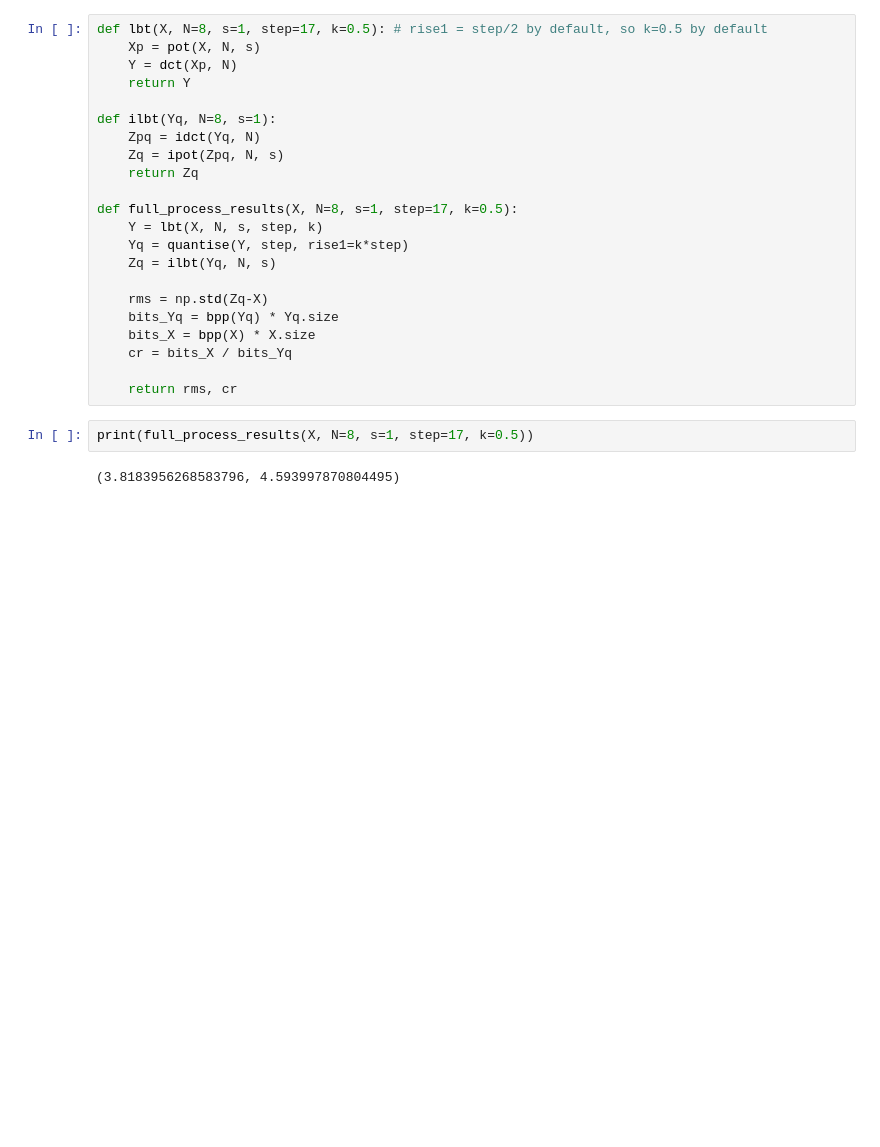
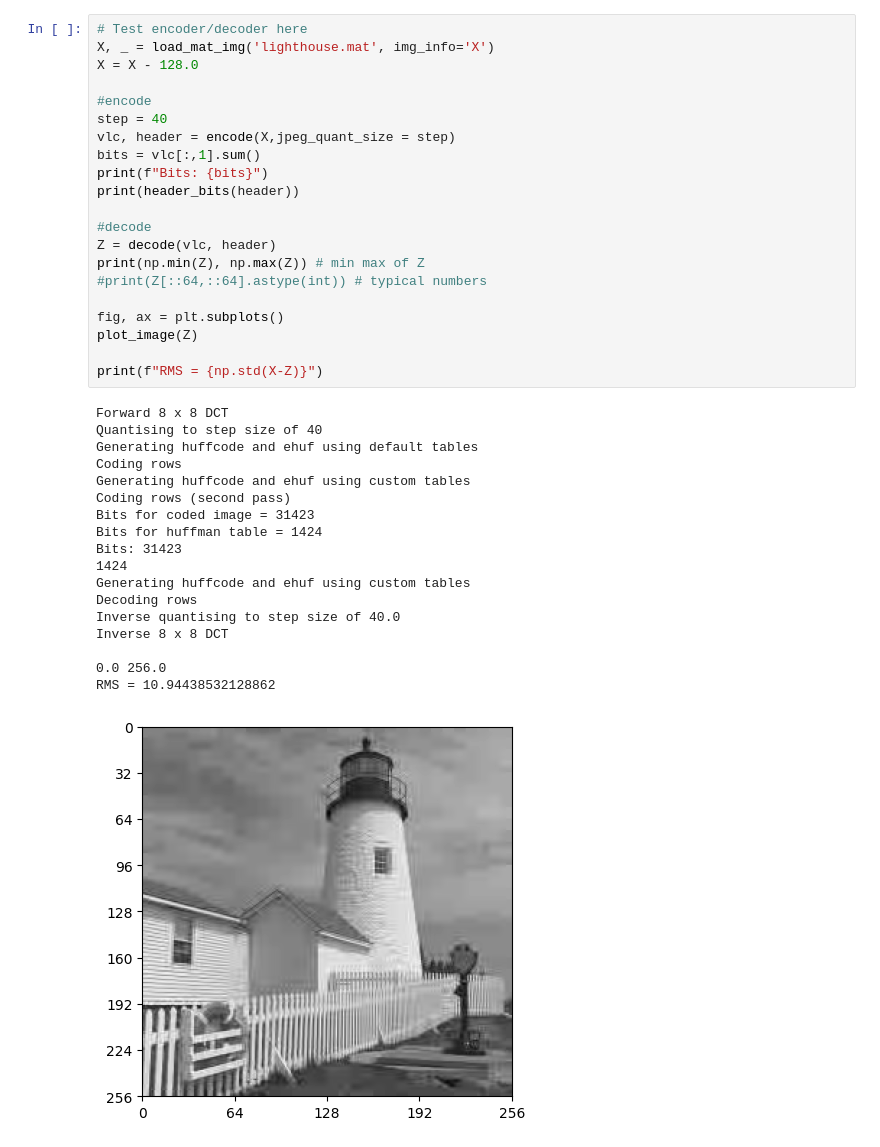
Before and after one commit to jet-tong/cued_sf2_lab, a Jupyter notebook: 11-centre-clipped-LBT.ipynb, the cells around one changed output. Drawn from its saved outputs; the diff is of its cells as text; blank space fills up the shorter version.

```diff
--- a/11-centre-clipped-LBT.ipynb
+++ b/11-centre-clipped-LBT.ipynb
@@ -151,26 +17,40 @@ Compression Ratio (wrt Xq) = 2.1240013843878858
-# %%
-def lbt(X, N=8, s=1, step=17, k=0.5): # rise1 = step/2 by default, so k=0.5 by default
-    Xp = pot(X, N, s)
-    Y = dct(Xp, N)
-    return Y
-
-def ilbt(Yq, N=8, s=1):
-    Zpq = idct(Yq, N)
-    Zq = ipot(Zpq, N, s)
-    return Zq
-
-def full_process_results(X, N=8, s=1, step=17, k=0.5):
-    Y = lbt(X, N, s, step, k)
-    Yq = quantise(Y, step, rise1=k*step)
-    Zq = ilbt(Yq, N, s)
-
-    rms = np.std(Zq-X)
-    bits_Yq = bpp(Yq) * Yq.size
-    bits_X = bpp(X) * X.size
-    cr = bits_X / bits_Yq
-
-    return rms, cr
-# %%
-print(full_process_results(X, N=8, s=1, step=17, k=0.5))
-# %% [output]
-(3.8183956268583796, 4.593997870804495)
+# %%
+# Test encoder/decoder here
+X, _ = load_mat_img('lighthouse.mat', img_info='X')
+X = X - 128.0
+
+#encode
+step = 40
+vlc, header = encode(X,jpeg_quant_size = step)
+bits = vlc[:,1].sum()
+print(f"Bits: {bits}")
+print(header_bits(header))
+
+#decode
+Z = decode(vlc, header)
+print(np.min(Z), np.max(Z)) # min max of Z
+#print(Z[::64,::64].astype(int)) # typical numbers
+
+fig, ax = plt.subplots()
+plot_image(Z)
+
+print(f"RMS = {np.std(X-Z)}")
+# %% [output]
+Forward 8 x 8 DCT
+Quantising to step size of 40
+Generating huffcode and ehuf using default tables
+Coding rows
+Generating huffcode and ehuf using custom tables
+Coding rows (second pass)
+Bits for coded image = 31423
+Bits for huffman table = 1424
+Bits: 31423
+1424
+Generating huffcode and ehuf using custom tables
+Decoding rows
+Inverse quantising to step size of 40.0
+Inverse 8 x 8 DCT
+
+0.0 256.0
+RMS = 10.94438532128862
+[figure, added]
```
Also changed, not shown: parts of 11 cells of this notebook, 1 other file.
